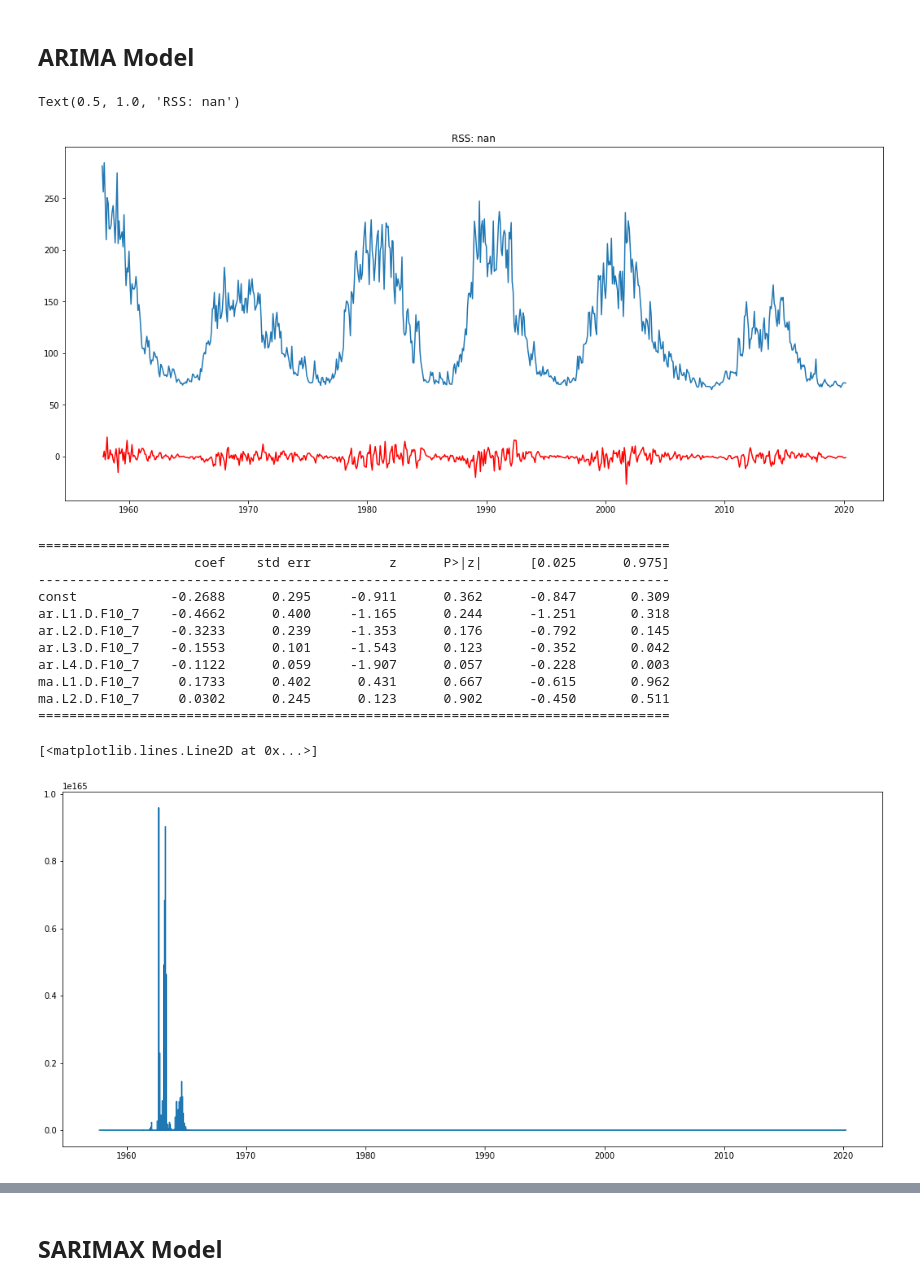
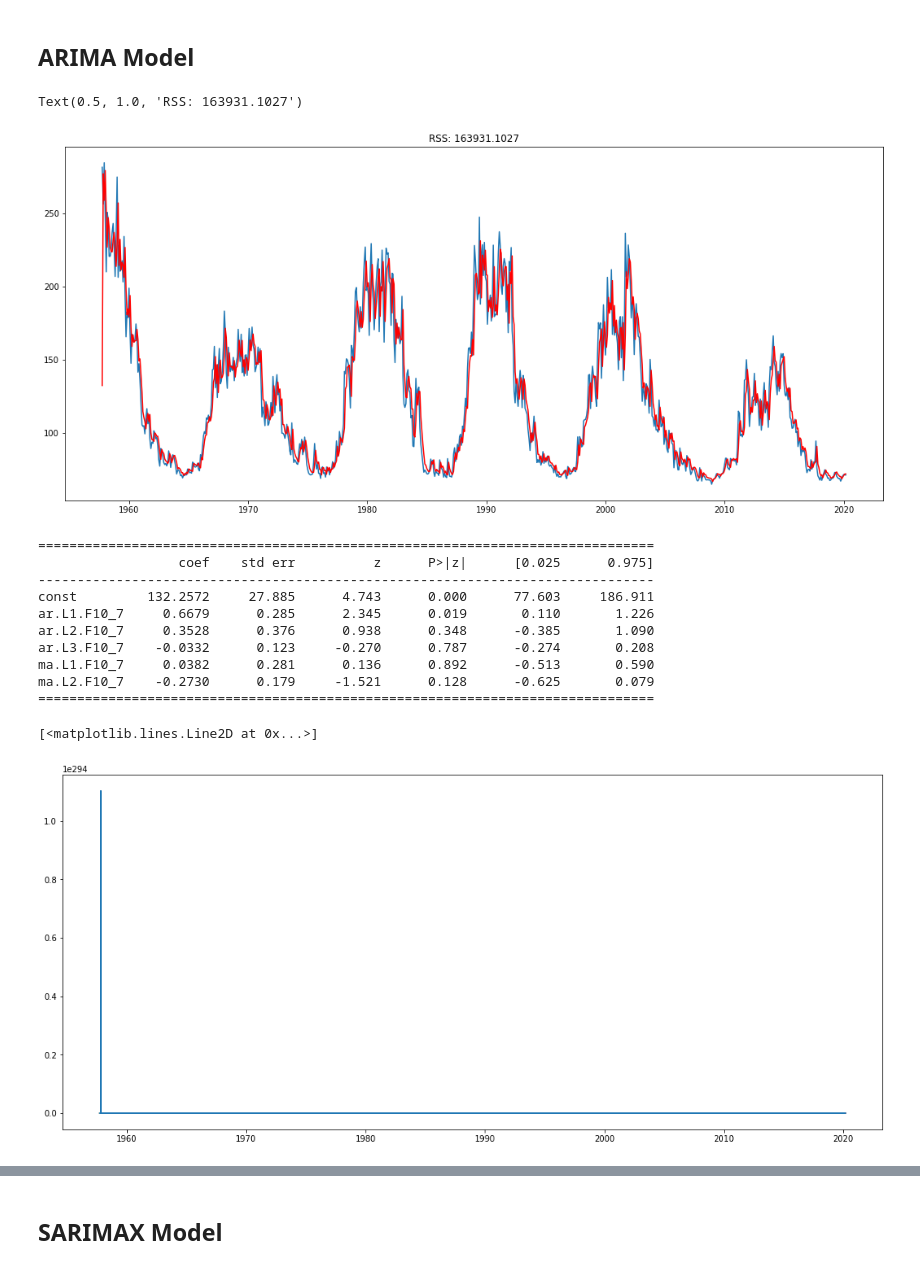
Before and after one commit to heatherholcomb/EffectsOfSpaceWeather, a Jupyter notebook: EffectsOfSpaceWeather_Predictions.ipynb, the cells around one changed output, grey strips where cells are left out. Drawn from its saved outputs; the diff is of its cells as text; code cells hidden in the pictures.

```diff
--- a/EffectsOfSpaceWeather_Predictions.ipynb
+++ b/EffectsOfSpaceWeather_Predictions.ipynb
@@ -559,28 +559,27 @@ plt.show()
 # %% [markdown]
 ## ARIMA Model
 # %%
-modelArima = ARIMA(y, order=(4,1,2))
+modelArima = ARIMA(y, order=(3,0,2))
 results_AR_F107 = modelArima.fit(disp=-1)
 plt.plot(y)
 plt.plot(results_AR_F107.fittedvalues, color='red')
 plt.title('RSS: %.4f'% sum((results_AR_F107.fittedvalues-y)**2))
 # %% [output]
-Text(0.5, 1.0, 'RSS: nan')
+Text(0.5, 1.0, 'RSS: 163931.1027')
-[figure, old version]
+[figure, new version]
 # %%
 print(results_AR_F107.summary().tables[1])
 # %% [output]
-=================================================================================
-                    coef    std err          z      P>|z|      [0.025      0.975]
----------------------------------------------------------------------------------
-const            -0.2688      0.295     -0.911      0.362      -0.847       0.309
-ar.L1.D.F10_7    -0.4662      0.400     -1.165      0.244      -1.251       0.318
-ar.L2.D.F10_7    -0.3233      0.239     -1.353      0.176      -0.792       0.145
-ar.L3.D.F10_7    -0.1553      0.101     -1.543      0.123      -0.352       0.042
-ar.L4.D.F10_7    -0.1122      0.059     -1.907      0.057      -0.228       0.003
-ma.L1.D.F10_7     0.1733      0.402      0.431      0.667      -0.615       0.962
-ma.L2.D.F10_7     0.0302      0.245      0.123      0.902      -0.450       0.511
-=================================================================================
+===============================================================================
+                  coef    std err          z      P>|z|      [0.025      0.975]
+-------------------------------------------------------------------------------
+const         132.2572     27.885      4.743      0.000      77.603     186.911
+ar.L1.F10_7     0.6679      0.285      2.345      0.019       0.110       1.226
+ar.L2.F10_7     0.3528      0.376      0.938      0.348      -0.385       1.090
+ar.L3.F10_7    -0.0332      0.123     -0.270      0.787      -0.274       0.208
+ma.L1.F10_7     0.0382      0.281      0.136      0.892      -0.513       0.590
+ma.L2.F10_7    -0.2730      0.179     -1.521      0.128      -0.625       0.079
+===============================================================================
 # %%
 predictions_ARIMA_diff = pd.Series(results_AR_F107.fittedvalues, copy=True)
 predictions_ARIMA_diff_cumsum = predictions_ARIMA_diff.cumsum()
@@ -591,7 +590,7 @@ plt.plot(dfF107Pred)
 plt.plot(predictions_ARIMA)
 # %% [output]
 [<matplotlib.lines.Line2D at 0x...>]
-[figure, old version]
+[figure, new version]
 # %%
 results_AR_F107.plot_predict(1,900)
 # %% [output]
```
Also changed, not shown: parts of 1 cell of this notebook.
